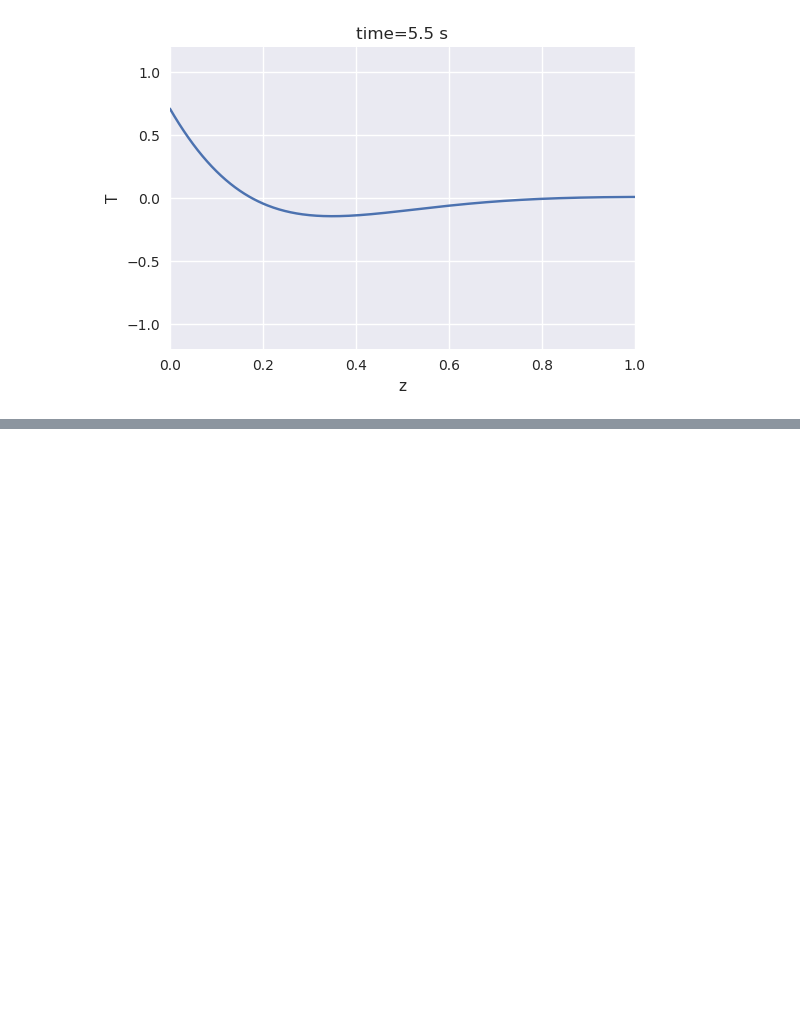
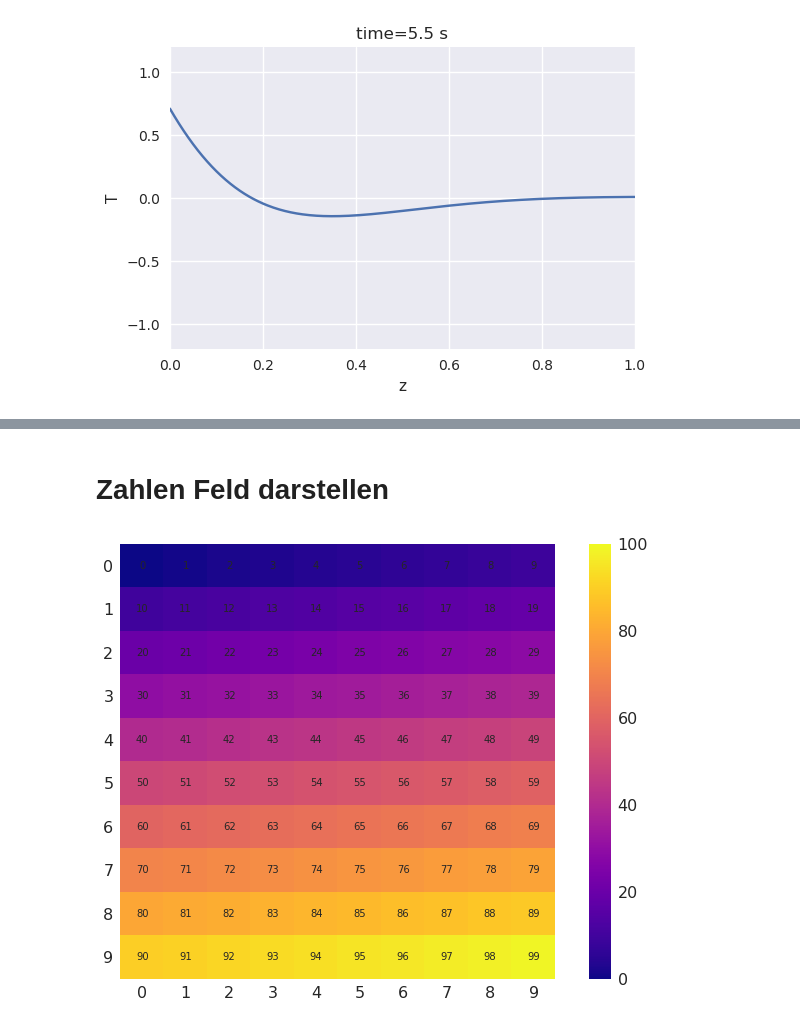
Before and after one commit to mgje/PIUMP, a Jupyter notebook: wr2018/Kapitel_4_Array_Plots.ipynb, the cells around one changed output, grey strips where cells are left out. Saved outputs shown, nothing was run; the diff lists cells and outputs as text; code cells hidden in the pictures; blank space fills up the shorter version.

```diff
--- a/wr2018/Kapitel_4_Array_Plots.ipynb
+++ b/wr2018/Kapitel_4_Array_Plots.ipynb
@@ -372,3 +372,32 @@ for k in range(20):
 [interactive output not drawn]
 [interactive output not drawn]
 [interactive output not drawn]
+# %% [markdown]
+# Zahlen Feld darstellen
+# %%
+%matplotlib inline
+import numpy as np
+from matplotlib.pyplot import *
+plt.rcParams["font.family"] = "DejaVu Sans"
+ymap = [[x+y*10 for x in range(10)] for y in range(10)]
+fig = figure(figsize=(12, 8))
+xticks(np.arange(0,10,1),np.arange(0,10,1),size=16)
+yticks(np.arange(0,10,1),np.arange(0,10,1),size=16)
+imshow(ymap,interpolation="nearest",vmin=0,vmax=100,cmap='plasma');
+cbar=colorbar()
+cbar.ax.tick_params(labelsize=16)
+grid(False)
+
+# Text Numbers
+min_val, max_val = 0, 10
+ind_array = np.arange(min_val , max_val , 1.0)
+x, y = np.meshgrid(ind_array, ind_array)
+
+for i, (x_val, y_val) in enumerate(zip(x.flatten(), y.flatten())):
+    c = str(i)
+    text(x_val, y_val, c, va='center', ha='center')
+
+
+show()
+# %% [output]
+[figure, added]
```
Also changed, not shown: parts of 11 cells of this notebook, 3 other files.
